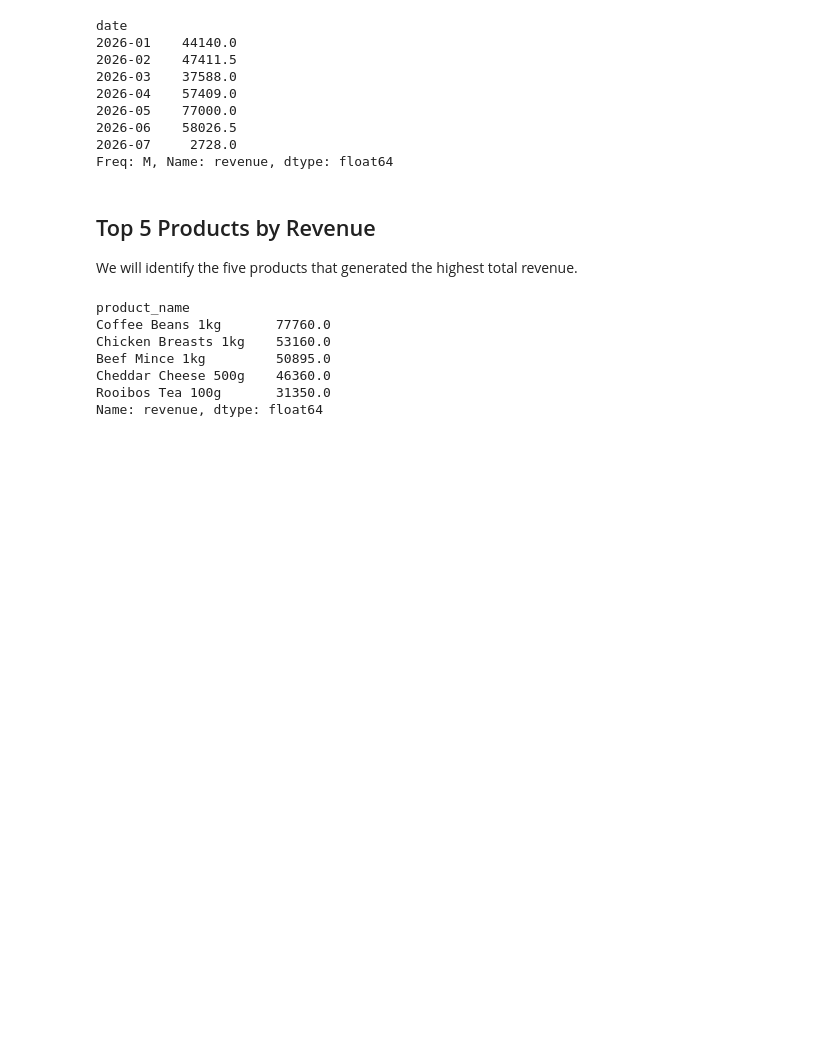
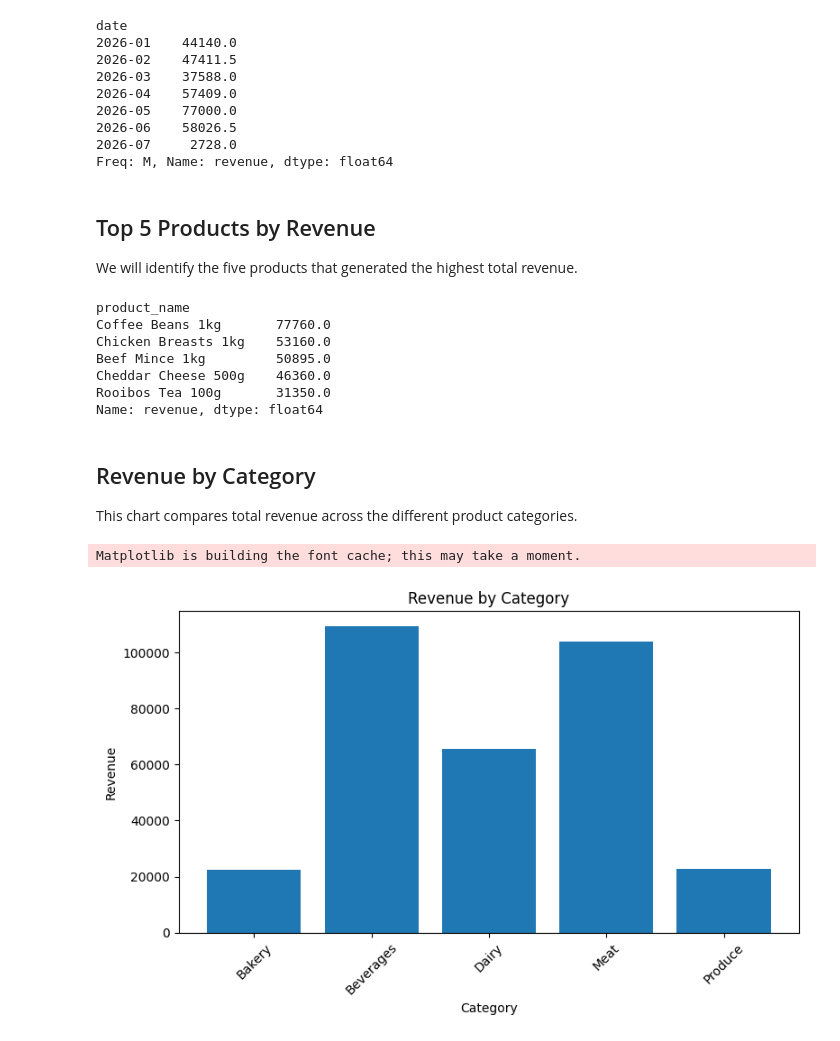
Before and after one commit to UwaizLovell/retail-sales-analysis, a Jupyter notebook: analysis.ipynb, the cells around one changed output. Drawn from its saved outputs; the diff is of its cells as text; code cells hidden in the pictures; blank space fills up the shorter version.

Commit message:
Added sales analysis charts

```diff
--- a/analysis.ipynb
+++ b/analysis.ipynb
@@ -275,3 +275,25 @@ Beef Mince 1kg         50895.0
 Cheddar Cheese 500g    46360.0
 Rooibos Tea 100g       31350.0
 Name: revenue, dtype: float64
+# %% [markdown]
+## Revenue by Category
+
+This chart compares total revenue across the different product categories.
+# %%
+import matplotlib.pyplot as plt
+
+plt.figure(figsize=(8, 5))
+
+plt.bar(revenue_by_category.index, revenue_by_category.values)
+
+plt.title("Revenue by Category")
+plt.xlabel("Category")
+plt.ylabel("Revenue")
+plt.xticks(rotation=45)
+
+plt.tight_layout()
+plt.savefig("charts/revenue_by_category.png")
+plt.show()
+# %% [output]
+Matplotlib is building the font cache; this may take a moment.
+[figure, added]
```
Also changed, not shown: parts of 4 cells of this notebook, 3 other files.
